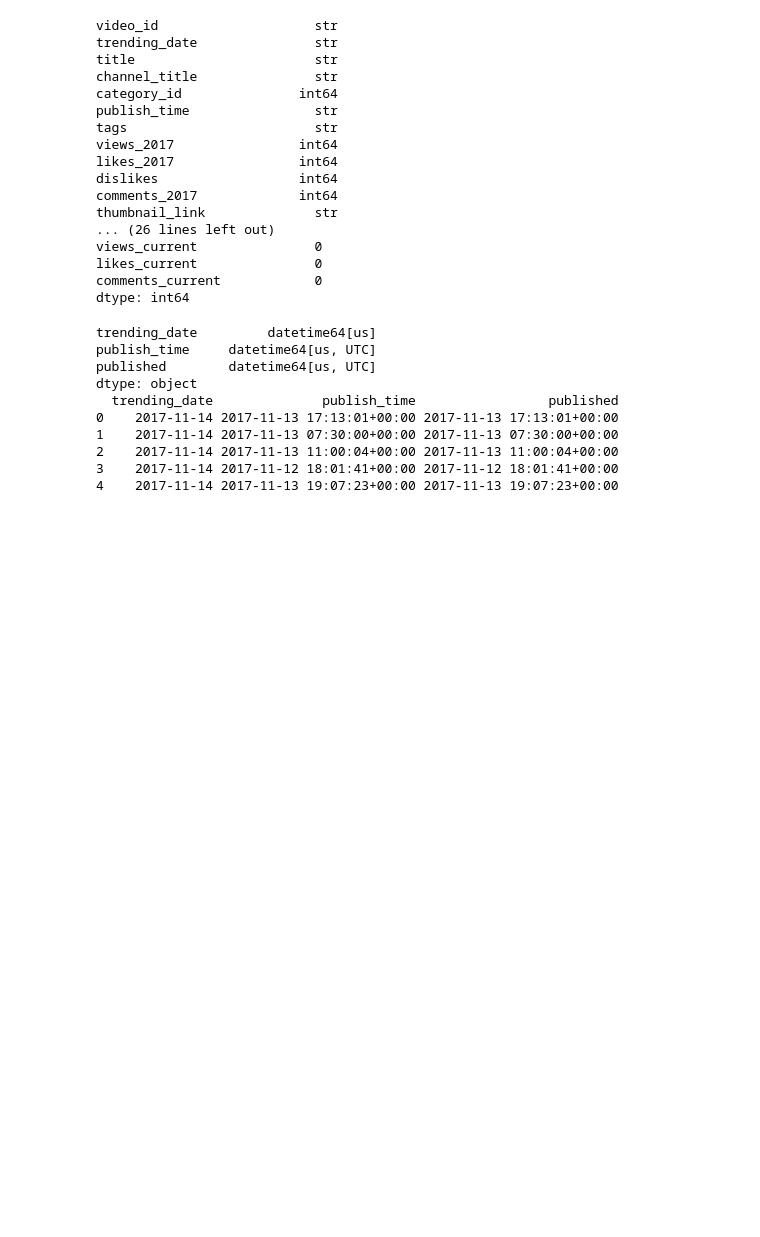
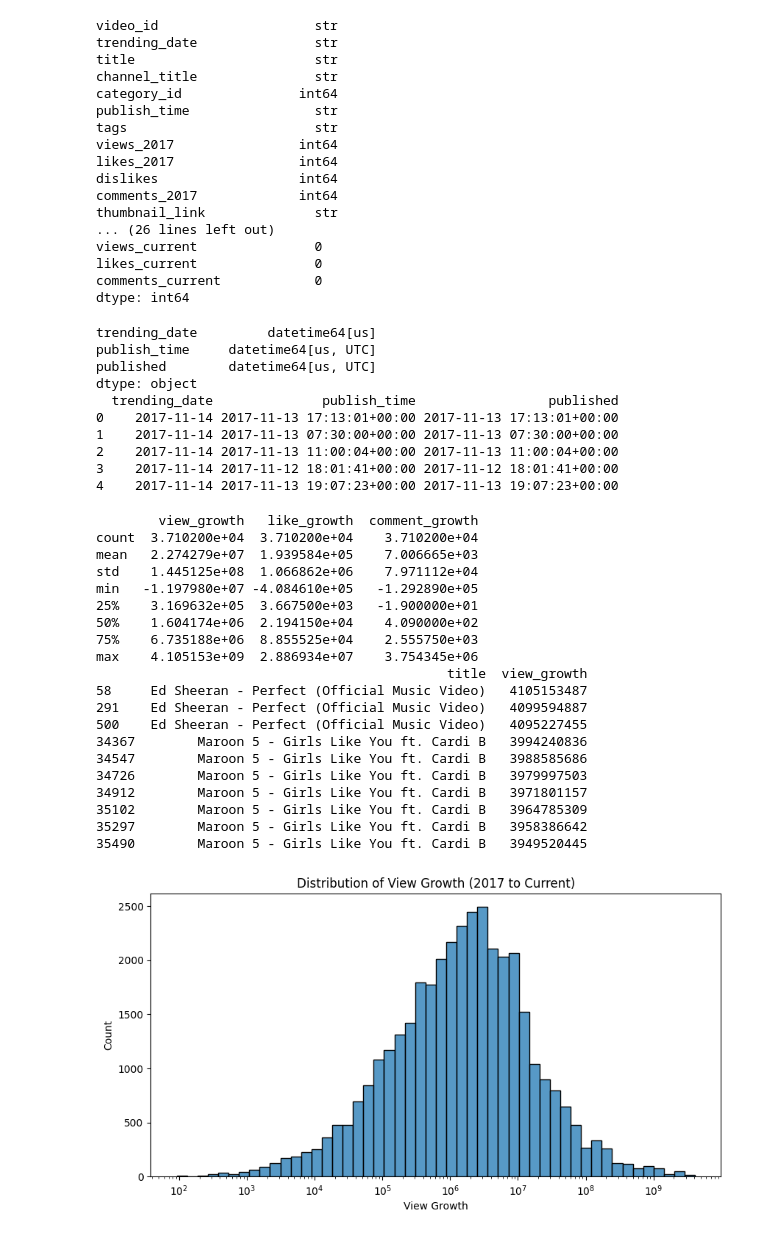
Before and after one commit to summeraskey/final-project, a Jupyter notebook: final.ipynb, the cells around one changed output. Cells and saved outputs as stored; diff of their text form; code cells hidden in the pictures; blank space fills up the shorter version.

```diff
--- a/final.ipynb
+++ b/final.ipynb
@@ -228,3 +228,44 @@ dtype: object
 2    2017-11-14 2017-11-13 11:00:04+00:00 2017-11-13 11:00:04+00:00
 3    2017-11-14 2017-11-12 18:01:41+00:00 2017-11-12 18:01:41+00:00
 4    2017-11-14 2017-11-13 19:07:23+00:00 2017-11-13 19:07:23+00:00
+# %%
+# EDA on growth: how much have views/likes grown from 2017 to now?
+
+# Growth Analysis
+df["view_growth"] = df["views_current"] - df["views_2017"]
+df["like_growth"] = df["likes_current"] - df["likes_2017"]
+df["comment_growth"] = df["comments_current"] - df["comments_2017"]
+
+print(df[["title", "view_growth", "like_growth", "comment_growth"]].describe())
+
+# Top 10 most grown videos
+print(df[["title", "view_growth"]].sort_values("view_growth", ascending=False).head(10))
+
+# Visualize view growth distribution
+plt.figure(figsize=(10, 5))
+sns.histplot(df["view_growth"], log_scale=True, bins=50)
+plt.title("Distribution of View Growth (2017 to Current)")
+plt.xlabel("View Growth")
+plt.show()
+# %% [output]
+        view_growth   like_growth  comment_growth
+count  3.710200e+04  3.710200e+04    3.710200e+04
+mean   2.274279e+07  1.939584e+05    7.006665e+03
+std    1.445125e+08  1.066862e+06    7.971112e+04
+min   -1.197980e+07 -4.084610e+05   -1.292890e+05
+25%    3.169632e+05  3.667500e+03   -1.900000e+01
+50%    1.604174e+06  2.194150e+04    4.090000e+02
+75%    6.735188e+06  8.855525e+04    2.555750e+03
+max    4.105153e+09  2.886934e+07    3.754345e+06
+                                             title  view_growth
+58     Ed Sheeran - Perfect (Official Music Video)   4105153487
+291    Ed Sheeran - Perfect (Official Music Video)   4099594887
+500    Ed Sheeran - Perfect (Official Music Video)   4095227455
+34367        Maroon 5 - Girls Like You ft. Cardi B   3994240836
+34547        Maroon 5 - Girls Like You ft. Cardi B   3988585686
+34726        Maroon 5 - Girls Like You ft. Cardi B   3979997503
+34912        Maroon 5 - Girls Like You ft. Cardi B   3971801157
+35102        Maroon 5 - Girls Like You ft. Cardi B   3964785309
+35297        Maroon 5 - Girls Like You ft. Cardi B   3958386642
+35490        Maroon 5 - Girls Like You ft. Cardi B   3949520445
+[figure, added]
```
Also changed, not shown: parts of 10 cells of this notebook.
